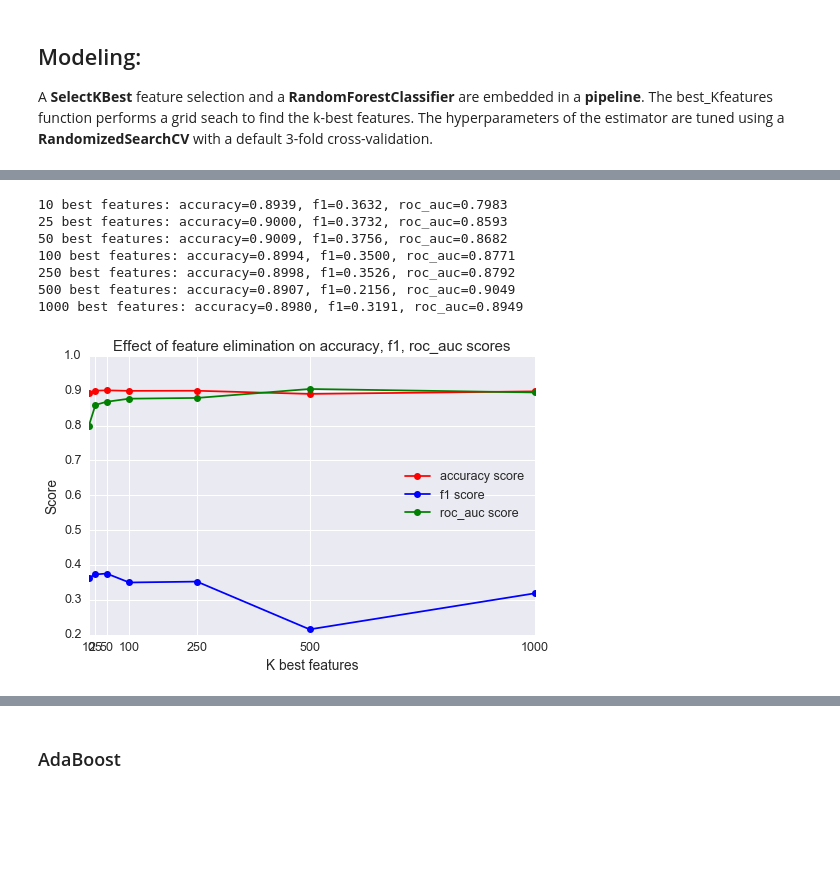
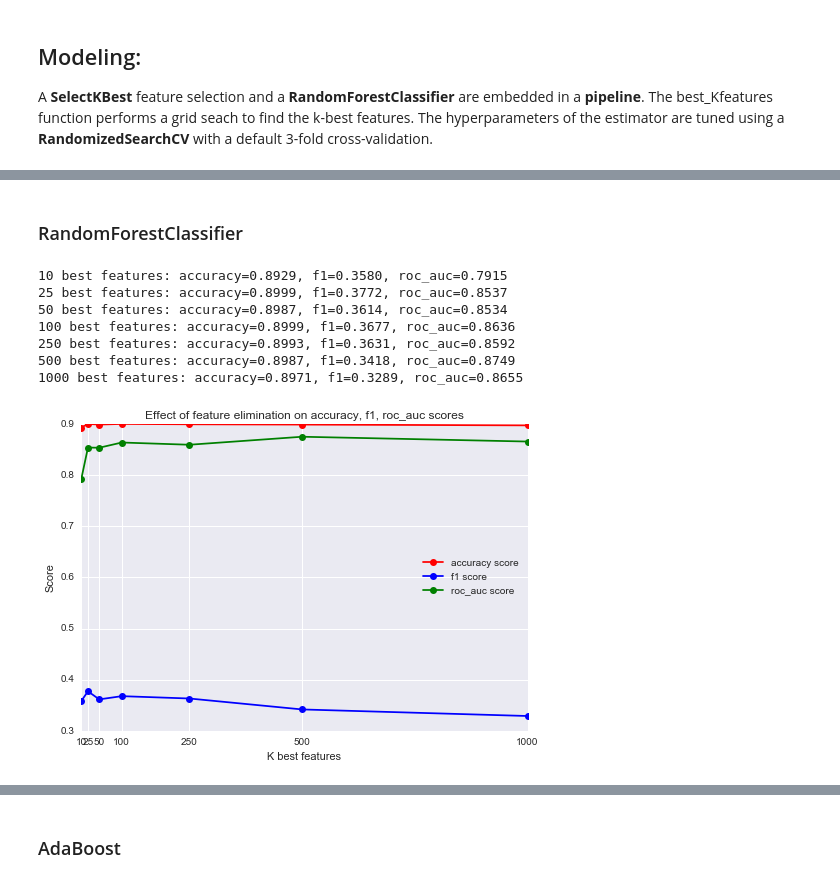
Before and after one commit to mhfarahani/Machine-Learning-Notebooks, a Jupyter notebook: Don't_Get_Kicked-Notebook.ipynb, the cells around one changed output, grey strips where cells are left out. Drawn from its saved outputs; the diff is of its cells as text; code cells hidden in the pictures; blank space fills up the shorter version.

```diff
--- a/Don't_Get_Kicked-Notebook.ipynb
+++ b/Don't_Get_Kicked-Notebook.ipynb
@@ -342,0 +368,4 @@ Ctab = crosstab_barplot(X_train,y_train,'TopThreeAmericanName',plot_type='percen
+# %%
+plt.rcParams['figure.figsize']=(15,5);
+Ctab = crosstab_barplot(X_train,y_train,'BYRNO',plot_type='percentage')
+plt.savefig('BYRNO', dpi=None, facecolor='w', edgecolor='w', bbox_inches= 'tight')
@@ -342,0 +374,4 @@ Ctab = crosstab_barplot(X_train,y_train,'TopThreeAmericanName',plot_type='percen
+# %%
+plt.rcParams['figure.figsize']=(10,5);
+Ctab = crosstab_barplot(X_train,y_train,'Color',plot_type='percentage')
+plt.savefig('color', dpi=None, facecolor='w', edgecolor='w', bbox_inches= 'tight')
@@ -342,0 +380,11 @@ Ctab = crosstab_barplot(X_train,y_train,'TopThreeAmericanName',plot_type='percen
+# %%
+plt.rcParams['figure.figsize']=(8,5);
+bins = np.arange(0,40000,2500);
+kicked = X_train[y_train == 1]['MMRCurrentAuctionAveragePrice'].reset_index(drop=True);
+notkicked = X_train[y_train == 0]['MMRCurrentAuctionAveragePrice'].reset_index(drop=True);
+plt.hist(notkicked,bins=bins, log=True, color='red',alpha=0.4, label='Not a kick');
+plt.hist(kicked,bins=bins, log=True, color='green',alpha=0.4, label = 'Kick');
+plt.xlabel('MMRCurrentAuctionAveragePrice')
+plt.ylabel('Count');
+plt.legend(loc='best');
+plt.savefig('MMRCurrentAuctionAveragePrice', dpi=None, facecolor='w', edgecolor='w', bbox_inches= 'tight')
@@ -428,17 +577,22 @@ import warnings
 warnings.filterwarnings('ignore')
 
 
-def tuned_clf(estimator,k,Xtrain,ytrain,pram_dist,ncv,njobs=1,scoring_method='None',**args):
+def tuned_clf(estimator,k,Xtrain,ytrain,pram_dist,ncv,njobs=1,scoring_method='None',**kwargs):
     """K: the number of features in SelectKBest method
        Xtrain: training features
        ytrain: traning labels
        param dist: distribution parametes that are used in RandomizedSearchCV
        ncv : number of cross-validation folds
        This function will return the trained estimator"""
+    if kwargs:
+        clf = estimator(kwargs)
+    else:
+        clf = estimator
+
     if k == Xtrain.shape[1]:
-        pipe = make_pipeline(estimator(**args))
+        pipe = make_pipeline(clf)
     else:
-        pipe = make_pipeline(SelectKBest(k=k),estimator(**args))
+        pipe = make_pipeline(SelectKBest(k=k),clf)
 
     grid_clf = RandomizedSearchCV(pipe,param_distributions= param_dist,cv=ncv,n_jobs=njobs,scoring=scoring_method)
     grid_clf.fit(Xtrain,ytrain)
@@ -446,7 +600,7 @@ def tuned_clf(estimator,k,Xtrain,ytrain,pram_dist,ncv,njobs=1,scoring_method='No
     return  grid_clf
 
 def tuned_estimators(estimator,Xtrain,ytrain,Xtest,ytest,param_dist,n_features_list,ncv=5,njobs=1,scoring_method='None',
-                   verbose=False,**args):
+                   verbose=False,**kwargs):
     '''A kbest and a randomforestclassifier are embeded in a pipeline and a randomizedsearchCV tunes the
      hyperparameters'''
     models = defaultdict(str)
@@ -457,7 +611,7 @@ def tuned_estimators(estimator,Xtrain,ytrain,Xtest,ytest,param_dist,n_features_l
     for k in n_features_list:
         nfeatures.append(k)
         model_name = 'clf_k'+ str(k)
-        clf = tuned_clf(estimator,k,Xtrain,ytrain,param_dist,ncv,njobs,scoring_method,**args)
+        clf = tuned_clf(estimator,k,Xtrain,ytrain,param_dist,ncv,njobs,scoring_method,**kwargs)
         models[model_name] = clf.best_estimator_
         ypred = models[model_name].predict(Xtest)
         accuracy_scores.append (accuracy_score(ypred,ytest))
@@ -531,20 +734,24 @@ def plot_learning_curve(estimator, X, y, ylim=(0, 1.1), cv=5,
+# %% [markdown]
+### RandomForestClassifier
 # %%
 param_dist = {"randomforestclassifier__n_estimators": sp_randint(10,101),
               "randomforestclassifier__criterion": ["gini", "entropy"],
               "randomforestclassifier__max_features": ['auto', 'sqrt', 'log2']}
-rf_args = {'random_state':33}
+rseed = np.random.seed(22)
+
+rf_args = {'random_state':rseed}
 n_features_list = [10,25,50,100,250,500,1000]
 rf_clf = tuned_estimators(RandomForestClassifier,X_train.as_matrix(),y_train.as_matrix(),X_test.as_matrix(),y_test.as_matrix()
-                           ,param_dist,n_features_list,ncv=5,njobs=6,scoring_method='roc_auc',verbose=True,**rf_args)
+                           ,param_dist,n_features_list,ncv=5,njobs=5,scoring_method='roc_auc',verbose=True,**rf_args)
 # %% [output]
-10 best features: accuracy=0.8939, f1=0.3632, roc_auc=0.7983
-25 best features: accuracy=0.9000, f1=0.3732, roc_auc=0.8593
-50 best features: accuracy=0.9009, f1=0.3756, roc_auc=0.8682
-100 best features: accuracy=0.8994, f1=0.3500, roc_auc=0.8771
-250 best features: accuracy=0.8998, f1=0.3526, roc_auc=0.8792
-500 best features: accuracy=0.8907, f1=0.2156, roc_auc=0.9049
-1000 best features: accuracy=0.8980, f1=0.3191, roc_auc=0.8949
+10 best features: accuracy=0.8929, f1=0.3580, roc_auc=0.7915
+25 best features: accuracy=0.8999, f1=0.3772, roc_auc=0.8537
+50 best features: accuracy=0.8987, f1=0.3614, roc_auc=0.8534
+100 best features: accuracy=0.8999, f1=0.3677, roc_auc=0.8636
+250 best features: accuracy=0.8993, f1=0.3631, roc_auc=0.8592
+500 best features: accuracy=0.8987, f1=0.3418, roc_auc=0.8749
+1000 best features: accuracy=0.8971, f1=0.3289, roc_auc=0.8655
-[figure, old version]
+[figure, new version]
 # %%
 rf_clf.keys()
 # %% [output]
```
Also changed, not shown: parts of 62 cells of this notebook.
